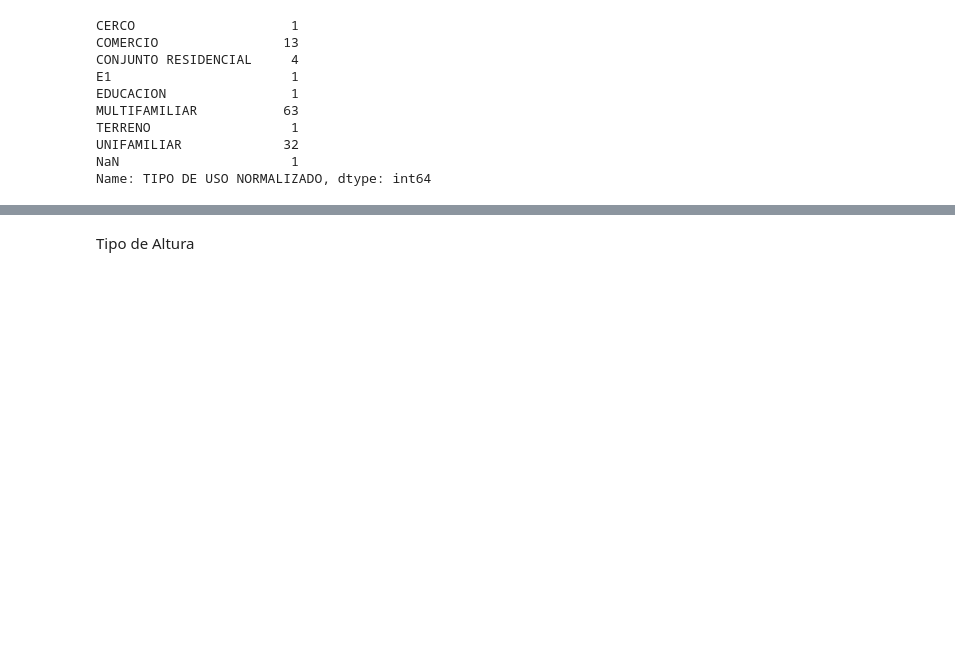
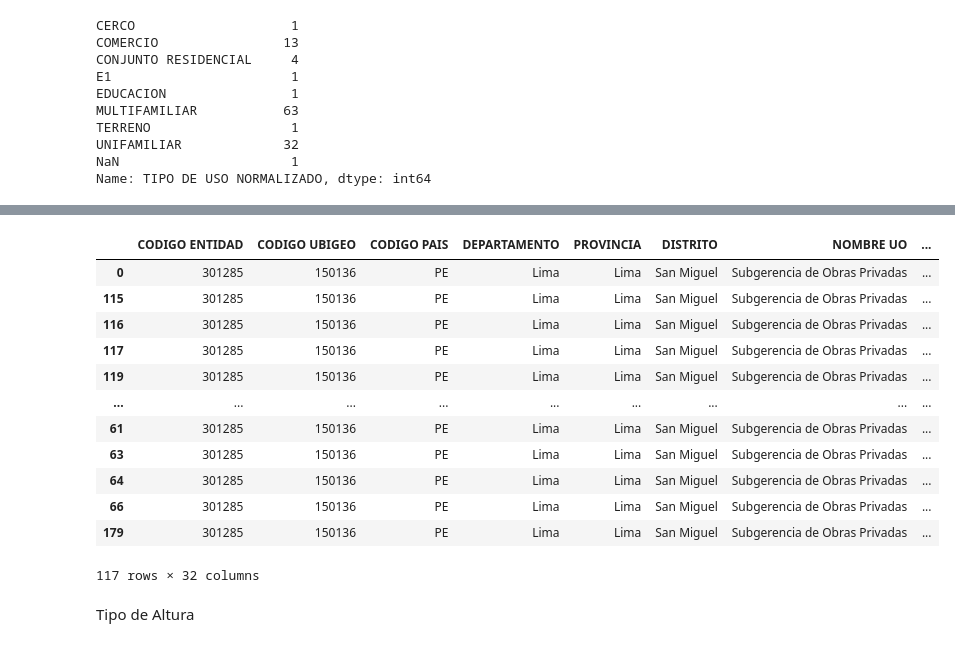
Before and after one commit to LuisPalominoR/Clase-5, a Jupyter notebook: Edificaciones_PROTO.ipynb, the cells around one changed output, grey strips where cells are left out. Cells and saved outputs as stored; diff of their text form; code cells hidden in the pictures; blank space fills up the shorter version.

```diff
--- a/Edificaciones_PROTO.ipynb
+++ b/Edificaciones_PROTO.ipynb
@@ -771,0 +793,17 @@ Name: TIPO DE USO NORMALIZADO, dtype: int64
+# %%
+df_ordenado['TIPO DE USO'] = df_ordenado['TIPO DE USO NORMALIZADO']
+df_ordenado
+# %% [output]
+|  | CODIGO ENTIDAD | CODIGO UBIGEO | CODIGO PAIS | DEPARTAMENTO | PROVINCIA | DISTRITO | NOMBRE UO | ... |
+| 0 | 301285 | 150136 | PE | Lima | Lima | San Miguel | Subgerencia de Obras Privadas | ... |
+| 115 | 301285 | 150136 | PE | Lima | Lima | San Miguel | Subgerencia de Obras Privadas | ... |
+| 116 | 301285 | 150136 | PE | Lima | Lima | San Miguel | Subgerencia de Obras Privadas | ... |
+| 117 | 301285 | 150136 | PE | Lima | Lima | San Miguel | Subgerencia de Obras Privadas | ... |
+| 119 | 301285 | 150136 | PE | Lima | Lima | San Miguel | Subgerencia de Obras Privadas | ... |
+| ... | ... | ... | ... | ... | ... | ... | ... | ... |
+| 61 | 301285 | 150136 | PE | Lima | Lima | San Miguel | Subgerencia de Obras Privadas | ... |
+| 63 | 301285 | 150136 | PE | Lima | Lima | San Miguel | Subgerencia de Obras Privadas | ... |
+| 64 | 301285 | 150136 | PE | Lima | Lima | San Miguel | Subgerencia de Obras Privadas | ... |
+| 66 | 301285 | 150136 | PE | Lima | Lima | San Miguel | Subgerencia de Obras Privadas | ... |
+| 179 | 301285 | 150136 | PE | Lima | Lima | San Miguel | Subgerencia de Obras Privadas | ... |
+117 rows × 32 columns
```
Also changed, not shown: parts of 42 cells of this notebook.
